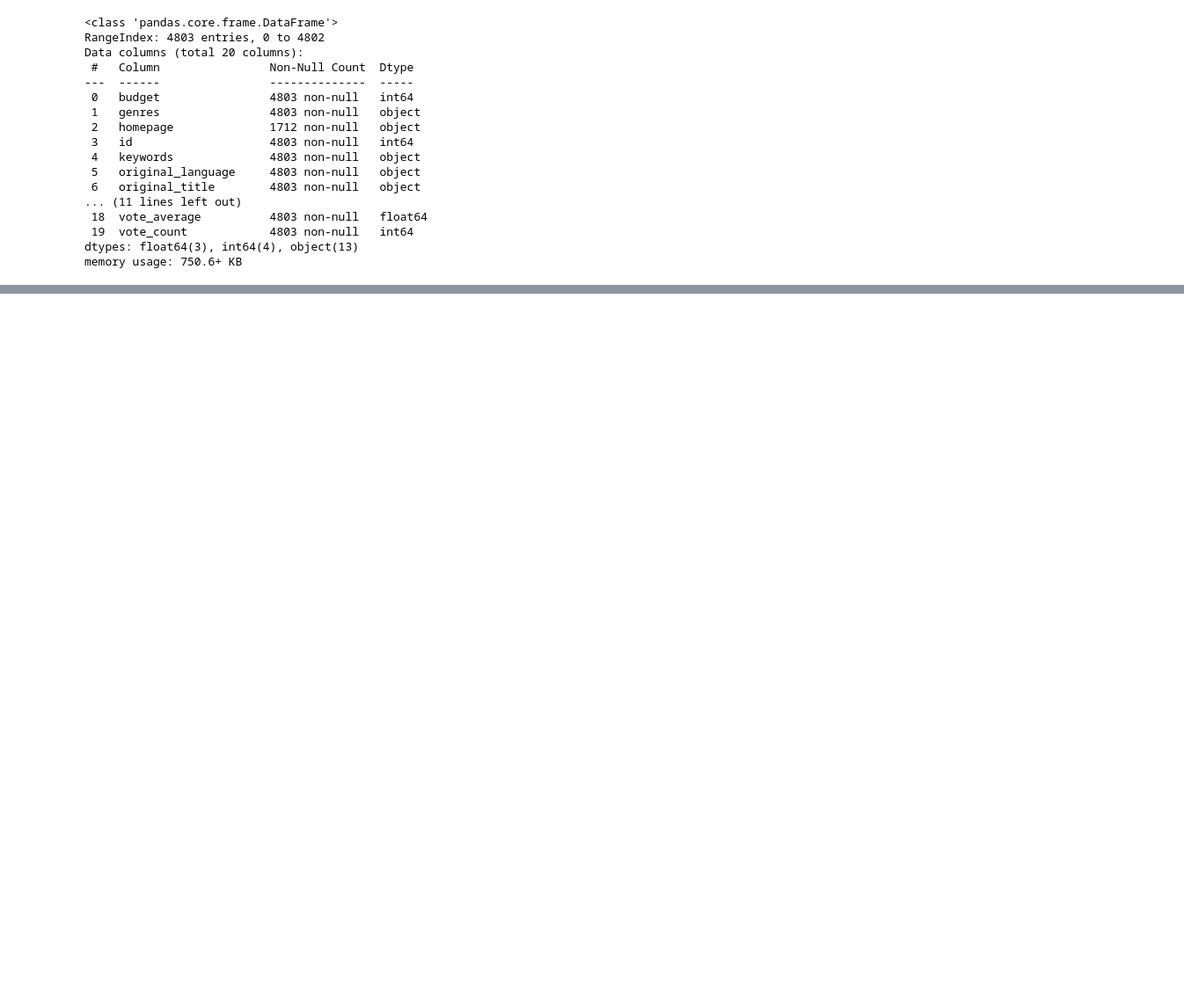
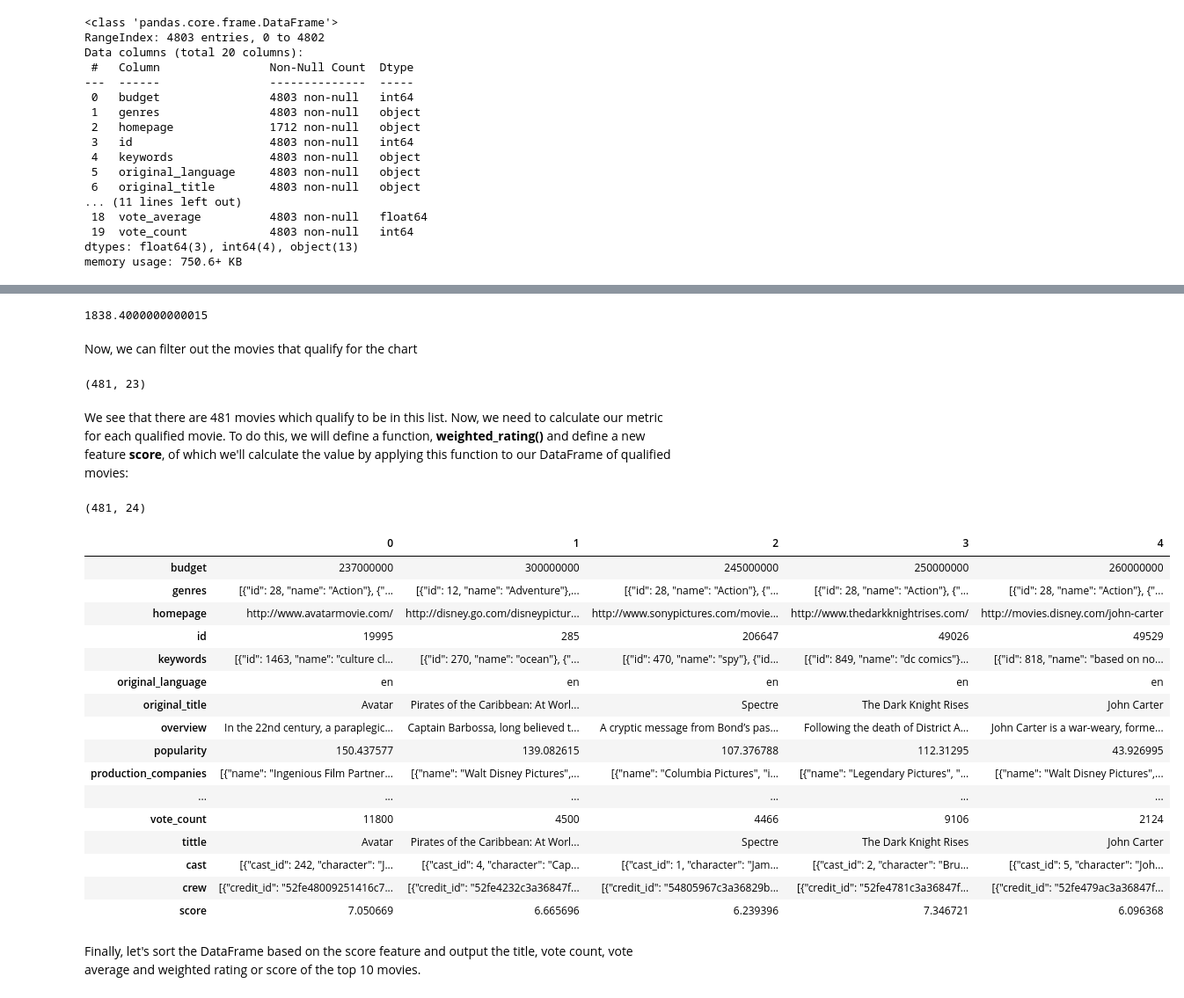
Before and after one commit to kakinachristine/NaturalLanguageProcessing, a Jupyter notebook: MoviesRecommendationSystem/MovieRecommendation.ipynb, the cells around one changed output, grey strips where cells are left out. Shown at 88% size. Cells and saved outputs as stored; diff of their text form; code cells hidden in the pictures; blank space fills up the shorter version.

```diff
--- a/MoviesRecommendationSystem/MovieRecommendation.ipynb
+++ b/MoviesRecommendationSystem/MovieRecommendation.ipynb
@@ -101,0 +240,48 @@ memory usage: 750.6+ KB
+# %%
+m= df2['vote_count'].quantile(0.9)
+m
+# %% [output]
+1838.4000000000015
+# %% [markdown]
+Now, we can filter out the movies that qualify for the chart
+# %%
+q_movies = df2.copy().loc[df2['vote_count'] >= m]
+q_movies.shape
+# %% [output]
+(481, 23)
+# %% [markdown]
+We see that there are 481 movies which qualify to be in this list. Now, we need to calculate our metric for each qualified movie. To do this, we will define a function, **weighted_rating()** and define a new feature **score**, of which we'll calculate the value by applying this function to our DataFrame of qualified movies:
+# %%
+def weighted_rating(x, m=m, C=C):
+    v = x['vote_count']
+    R = x['vote_average']
+    # Calculation based on the IMDB formula
+    return (v/(v+m) * R) + (m/(m+v) * C)
+# %%
+# Define a new feature 'score' and calculate its value with `weighted_rating()`
+q_movies['score'] = q_movies.apply(weighted_rating, axis=1)
+q_movies.shape
+# %% [output]
+(481, 24)
+# %%
+q_movies.head().T
+# %% [output]
+|  | 0 | 1 | 2 | 3 | 4 |
+| budget | 237000000 | 300000000 | 245000000 | 250000000 | 260000000 |
+| genres | [{"id": 28, "name": "Action"}, {"... | [{"id": 12, "name": "Adventure"},... | [{"id": 28, "name": "Action"}, {"... | [{"id": 28, "name": "Action"}, {"... | [{"id": 28, "name": "Action"}, {"... |
+| homepage | http://www.avatarmovie.com/ | http://disney.go.com/disneypictur... | http://www.sonypictures.com/movie... | http://www.thedarkknightrises.com/ | http://movies.disney.com/john-carter |
+| id | 19995 | 285 | 206647 | 49026 | 49529 |
+| keywords | [{"id": 1463, "name": "culture cl... | [{"id": 270, "name": "ocean"}, {"... | [{"id": 470, "name": "spy"}, {"id... | [{"id": 849, "name": "dc comics"}... | [{"id": 818, "name": "based on no... |
+| original_language | en | en | en | en | en |
+| original_title | Avatar | Pirates of the Caribbean: At Worl... | Spectre | The Dark Knight Rises | John Carter |
+| overview | In the 22nd century, a paraplegic... | Captain Barbossa, long believed t... | A cryptic message from Bond’s pas... | Following the death of District A... | John Carter is a war-weary, forme... |
+| popularity | 150.437577 | 139.082615 | 107.376788 | 112.31295 | 43.926995 |
+| production_companies | [{"name": "Ingenious Film Partner... | [{"name": "Walt Disney Pictures",... | [{"name": "Columbia Pictures", "i... | [{"name": "Legendary Pictures", "... | [{"name": "Walt Disney Pictures",... |
+| ... | ... | ... | ... | ... | ... |
+| vote_count | 11800 | 4500 | 4466 | 9106 | 2124 |
+| tittle | Avatar | Pirates of the Caribbean: At Worl... | Spectre | The Dark Knight Rises | John Carter |
+| cast | [{"cast_id": 242, "character": "J... | [{"cast_id": 4, "character": "Cap... | [{"cast_id": 1, "character": "Jam... | [{"cast_id": 2, "character": "Bru... | [{"cast_id": 5, "character": "Joh... |
+| crew | [{"credit_id": "52fe48009251416c7... | [{"credit_id": "52fe4232c3a36847f... | [{"credit_id": "54805967c3a36829b... | [{"credit_id": "52fe4781c3a36847f... | [{"credit_id": "52fe479ac3a36847f... |
+| score | 7.050669 | 6.665696 | 6.239396 | 7.346721 | 6.096368 |
+# %% [markdown]
+Finally, let's sort the DataFrame based on the score feature and output the title, vote count, vote average and weighted rating or score of the top 10 movies.
```
Also changed, not shown: parts of 72 cells of this notebook, 1 other file.
